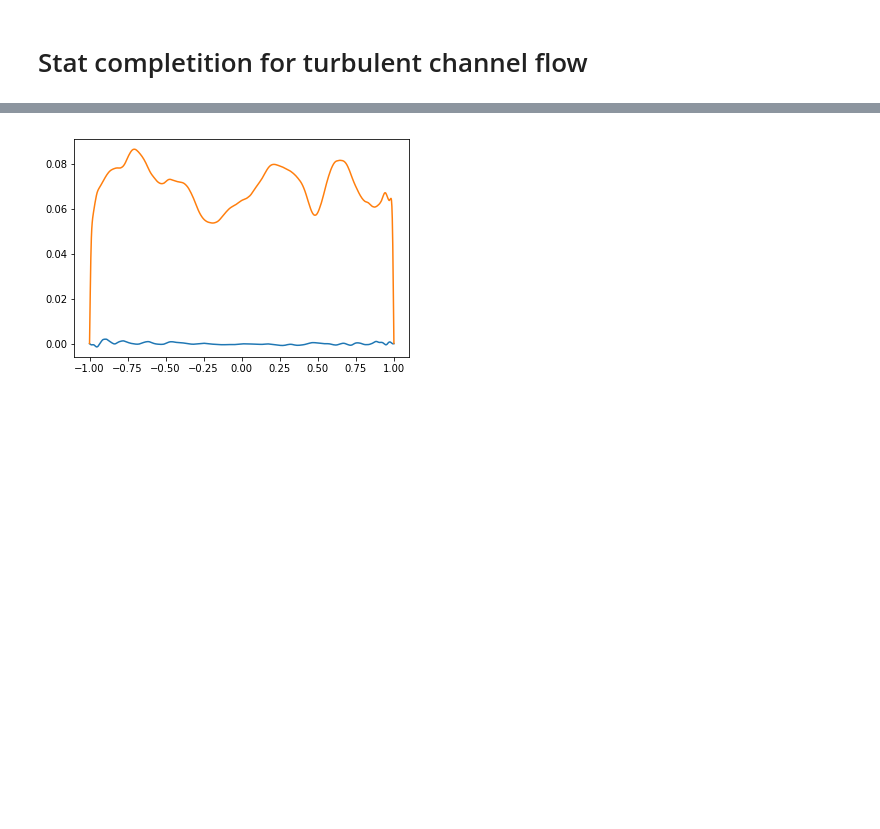
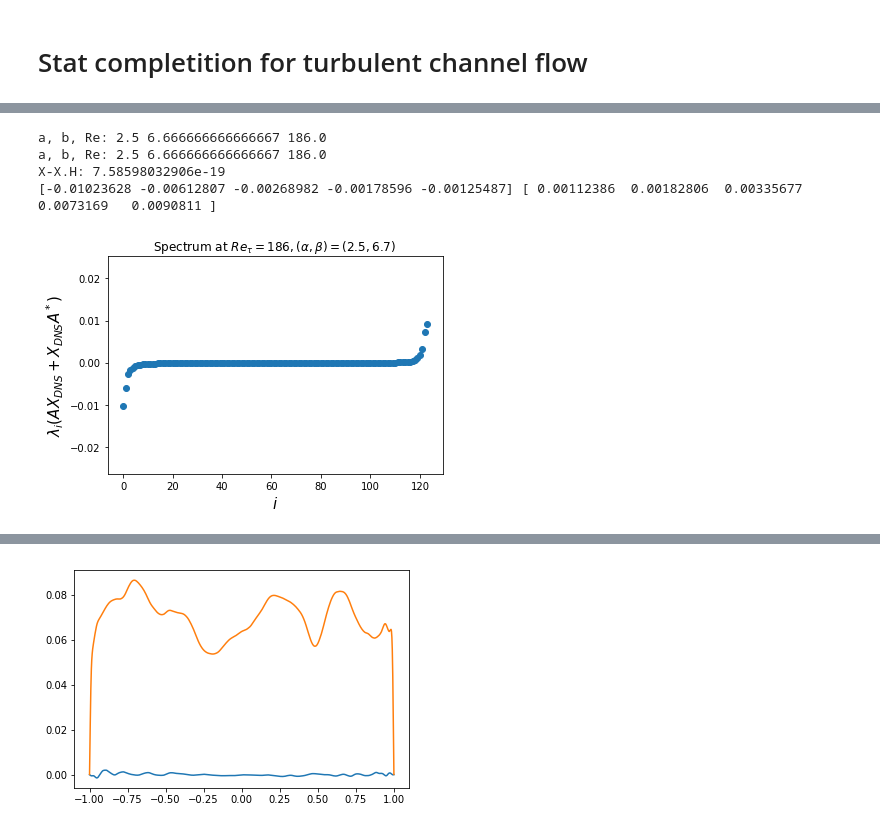
Before and after one commit to saba-vadarevu/Linear-Coherent-Structures-in-Channel-flows, a Jupyter notebook: library/statisticCompletion.ipynb, the cells around one changed output, grey strips where cells are left out. Drawn from its saved outputs; the diff is of its cells as text; code cells hidden in the pictures; blank space fills up the shorter version.

```diff
--- a/library/statisticCompletion.ipynb
+++ b/library/statisticCompletion.ipynb
@@ -68,8 +72,8 @@ for t in tArr:
 
 
 # Initialize statComp instance
-a = 2./3.; b = 20./3.; N = 62
-statInst = ops.statComp(a=a, b=b, N=N)
+a = 2.5; b = 20./3.; N = 62; Re = 186.
+statInst = ops.statComp(a=a, b=b, N=N, Re=Re)
 # Re-assign attributes U, dU, d2U to reflect turbulent field
 #statInst.U = U
 #statInst.dU = statInst.D1 @ U
@@ -96,0 +100,8 @@ saved statistics to  ../outStatsR186N62a00b06.hdf5
+# %%
+#Phi = outMat @ outStats['X']  @ outMat.conj().T
+Phi = outMat @ cov_state  @ outMat.conj().T
+N = statInst.N
+w = statInst.w
+WsqrtInv = np.diag(np.sqrt(np.concatenate((w,w,w))))
+Phi_unweighted = WsqrtInv @ Phi @ WsqrtInv
+cov_uu = Phi_unweighted[:N,:N]
@@ -96,0 +120,3 @@ saved statistics to  ../outStatsR186N62a00b06.hdf5
+# %%
+a = 2.5; b = 20./3.; N = 62; Re = 186.
+statInst = ops.statComp(a=a, b=b, N=N, Re=Re)
@@ -96,0 +132,28 @@ saved statistics to  ../outStatsR186N62a00b06.hdf5
+# %%
+figureFolder='figures/'
+A, C, B = statInst.makeSystem()
+Aadj, Cadj, Badj = statInst.makeAdjSystem()
+a0 = 0.25; b0 = 2./3.
+
+Phi = statInst.covMat/a0/b0
+Phi = 0.5*(Phi + Phi.conj().T)
+X = B @ Phi @ B.conj().T
+print("X-X.H:", np.linalg.norm((X - X.conj().T).flatten()))
+
+evals,evecs = np.linalg.eig(A @ X + X @ Aadj )
+evals = evals.real
+evals = np.sort(evals)
+print(evals[:5], evals[-5:])
+#evals = evals[4:-4]
+plt.scatter(np.arange(evals.size),np.real(evals))
+plt.xlabel("$i$",fontsize=15); plt.ylabel("$\lambda_i(AX_{DNS} + X_{DNS}A^*)$",fontsize=15)
+plt.title("Spectrum at $Re_{\\tau}=186, (\\alpha,\\beta) = (2.5,6.7)$ ")
+#plt.ylim([-0.015,0.005])
+plt.savefig(figureFolder+'spectrum.pdf',format='pdf')
+plt.show()
+# %% [output]
+a, b, Re: 2.5 6.666666666666667 186.0
+a, b, Re: 2.5 6.666666666666667 186.0
+X-X.H: 7.58598032906e-19
+[-0.01023628 -0.00612807 -0.00268982 -0.00178596 -0.00125487] [ 0.00112386  0.00182806  0.00335677  0.0073169   0.0090811 ]
+[figure, added]
```
Also changed, not shown: parts of 35 cells of this notebook, 4 other files.
